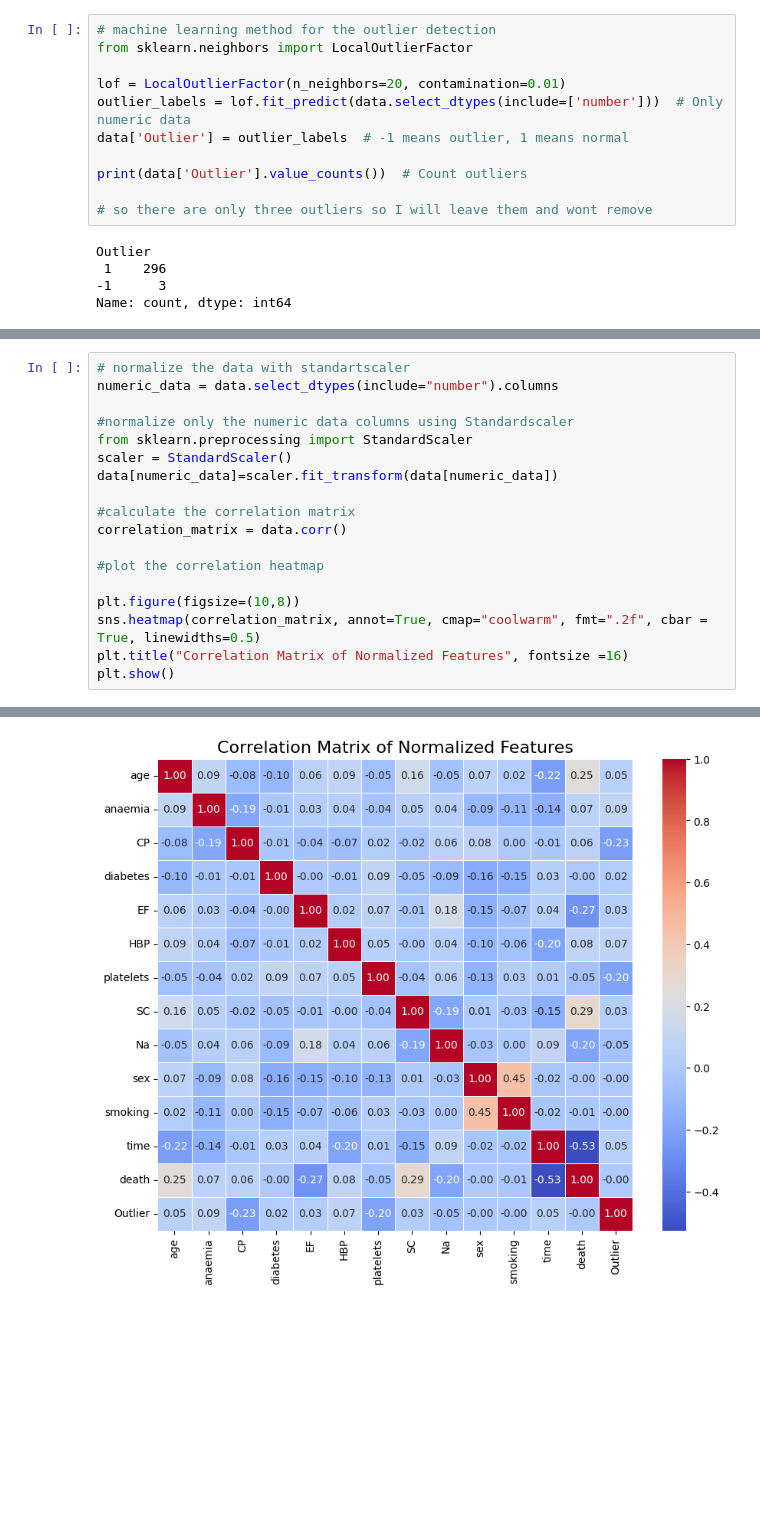
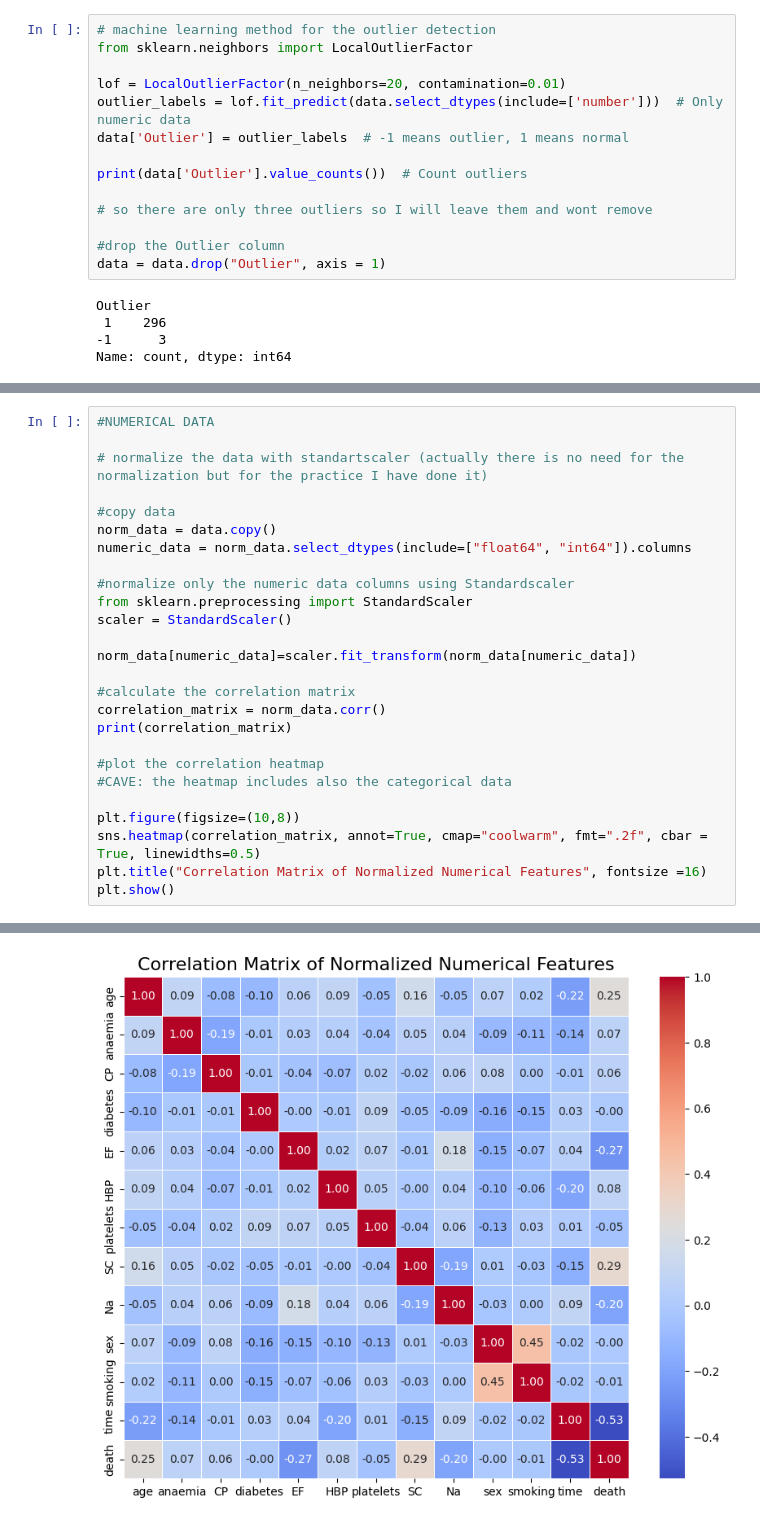
Before and after one commit to CZhakshylykova/Heart-Attack-Risk, a Jupyter notebook: Heart_attack.ipynb, the cells around one changed output, grey strips where cells are left out. Saved outputs shown, nothing was run; the diff lists cells and outputs as text; blank space fills up the shorter version.

Commit message:
feature selection

```diff
--- a/Heart_attack.ipynb
+++ b/Heart_attack.ipynb
@@ -138,6 +138,9 @@ data['Outlier'] = outlier_labels  # -1 means outlier, 1 means normal
 print(data['Outlier'].value_counts())  # Count outliers
 
 # so there are only three outliers so I will leave them and wont remove
+
+#drop the Outlier column
+data = data.drop("Outlier", axis = 1)
 # %% [output]
 Outlier
  1    296
@@ -194,19 +197,27 @@ plt.show()
 # %%
-# normalize the data with standartscaler
-numeric_data = data.select_dtypes(include="number").columns
+#NUMERICAL DATA
+
+# normalize the data with standartscaler (actually there is no need for the normalization but for the practice I have done it)
+
+#copy data
+norm_data = data.copy()
+numeric_data = norm_data.select_dtypes(include=["float64", "int64"]).columns
 
 #normalize only the numeric data columns using Standardscaler
 from sklearn.preprocessing import StandardScaler
 scaler = StandardScaler()
-data[numeric_data]=scaler.fit_transform(data[numeric_data])
+
+norm_data[numeric_data]=scaler.fit_transform(norm_data[numeric_data])
 
 #calculate the correlation matrix
-correlation_matrix = data.corr()
+correlation_matrix = norm_data.corr()
+print(correlation_matrix)
 
 #plot the correlation heatmap
+#CAVE: the heatmap includes also the categorical data
 
 plt.figure(figsize=(10,8))
 sns.heatmap(correlation_matrix, annot=True, cmap="coolwarm", fmt=".2f", cbar = True, linewidths=0.5)
-plt.title("Correlation Matrix of Normalized Features", fontsize =16)
+plt.title("Correlation Matrix of Normalized Numerical Features", fontsize =16)
 plt.show()
 # %% [output]
@@ -213,2 +241,2 @@ plt.show()
-[figure, old version]
+[figure, new version]
 # %%
```
Also changed, not shown: parts of 10 cells of this notebook.
